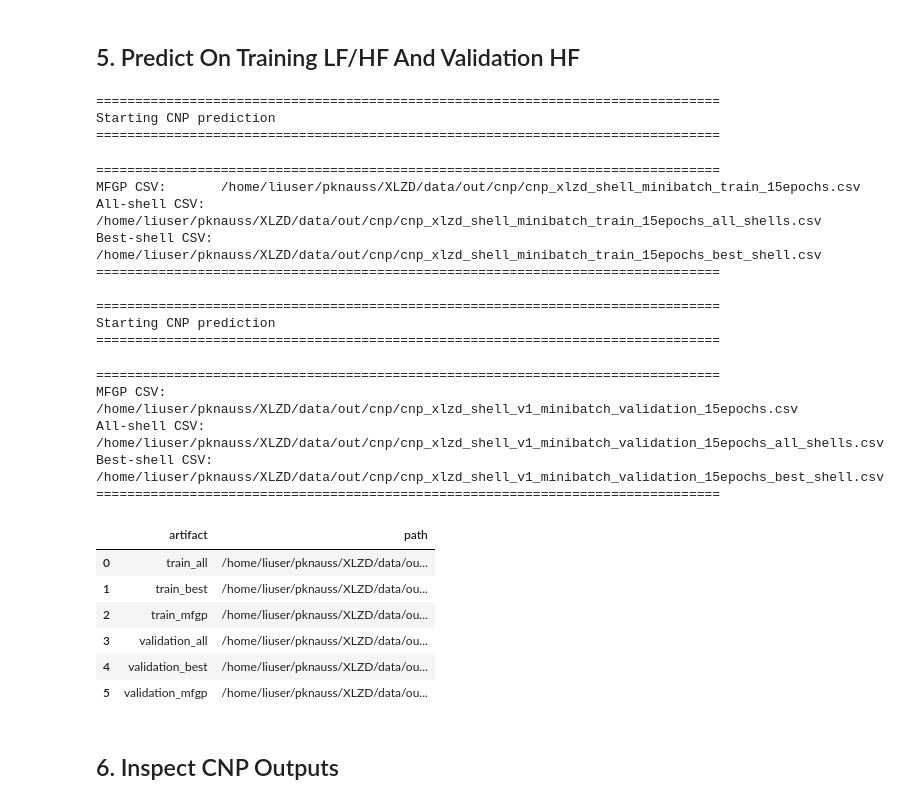
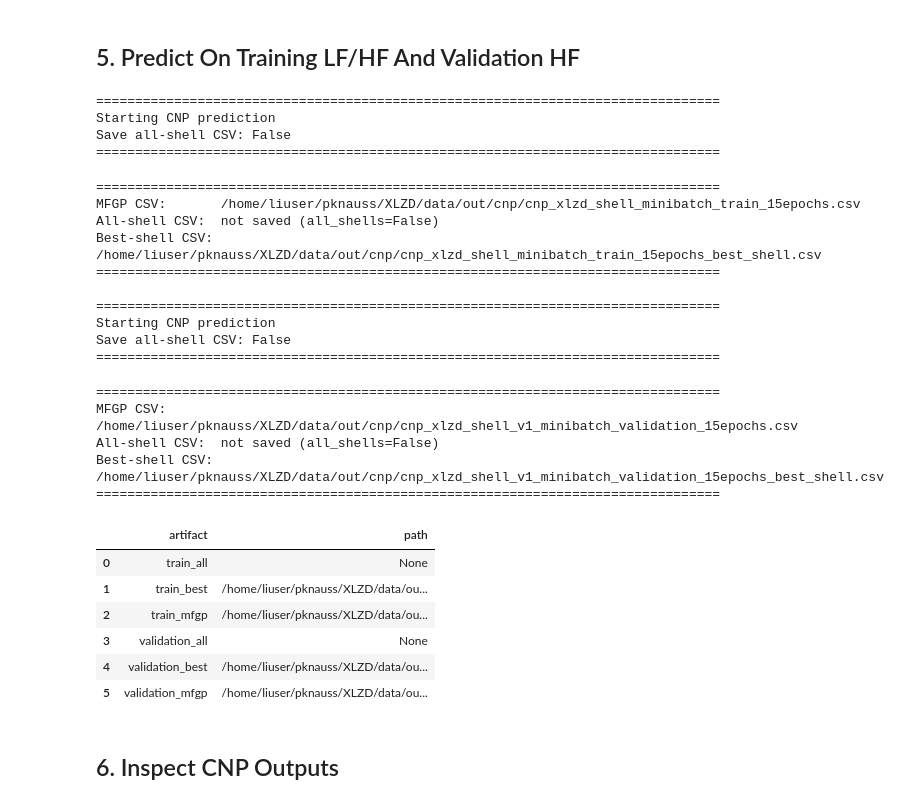
Before and after one commit to apatnaik0/XLZD, a Jupyter notebook: cnp_mfgp/CNP_full_workflow.ipynb, the cells around one changed output. Drawn from its saved outputs; the diff is of its cells as text; code cells hidden in the pictures.

Commit message:
Made saving all_shells dataframe while predicting optional. If False speeds up prediction by ~30x and saves ~60GB of file data

```diff
--- a/cnp_mfgp/CNP_full_workflow.ipynb
+++ b/cnp_mfgp/CNP_full_workflow.ipynb
@@ -271,7 +271,8 @@ train_prediction = predict_cnp(
     model_path=train_result.model_path,
     mc_samples=MC_SAMPLES,
     chunk_size=CHUNK_SIZE,
-    output_suffix="train"
+    output_suffix="train",
+    all_shells=False,
 )
 
 validation_prediction = predict_cnp(
@@ -279,7 +280,8 @@ validation_prediction = predict_cnp(
     model_path=train_result.model_path,
     mc_samples=MC_SAMPLES,
     chunk_size=CHUNK_SIZE,
-    output_suffix="validation"
+    output_suffix="validation",
+    all_shells=False,
 )
 
 pd.DataFrame({
@@ -290,39 +292,41 @@ pd.DataFrame({
         "validation_all",
         "validation_best",
         "validation_mfgp",
     ],
     "path": [
         str(train_prediction.all_path),
         str(train_prediction.best_path),
         str(train_prediction.mfgp_path),
         str(validation_prediction.all_path),
         str(validation_prediction.best_path),
         str(validation_prediction.mfgp_path),
     ],
 })
 # %% [output]
 ================================================================================
 Starting CNP prediction
+Save all-shell CSV: False
 ================================================================================
 ================================================================================
 MFGP CSV:       /home/liuser/pknauss/XLZD/data/out/cnp/cnp_xlzd_shell_minibatch_train_15epochs.csv
-All-shell CSV:  /home/liuser/pknauss/XLZD/data/out/cnp/cnp_xlzd_shell_minibatch_train_15epochs_all_shells.csv
+All-shell CSV:  not saved (all_shells=False)
 Best-shell CSV: /home/liuser/pknauss/XLZD/data/out/cnp/cnp_xlzd_shell_minibatch_train_15epochs_best_shell.csv
 ================================================================================
 
 ================================================================================
 Starting CNP prediction
+Save all-shell CSV: False
 ================================================================================
 ================================================================================
 MFGP CSV:       /home/liuser/pknauss/XLZD/data/out/cnp/cnp_xlzd_shell_v1_minibatch_validation_15epochs.csv
-All-shell CSV:  /home/liuser/pknauss/XLZD/data/out/cnp/cnp_xlzd_shell_v1_minibatch_validation_15epochs_all_shells.csv
+All-shell CSV:  not saved (all_shells=False)
 Best-shell CSV: /home/liuser/pknauss/XLZD/data/out/cnp/cnp_xlzd_shell_v1_minibatch_validation_15epochs_best_shell.csv
 ================================================================================
 |  | artifact | path |
-| 0 | train_all | /home/liuser/pknauss/XLZD/data/ou... |
+| 0 | train_all | None |
 | 1 | train_best | /home/liuser/pknauss/XLZD/data/ou... |
 | 2 | train_mfgp | /home/liuser/pknauss/XLZD/data/ou... |
-| 3 | validation_all | /home/liuser/pknauss/XLZD/data/ou... |
+| 3 | validation_all | None |
 | 4 | validation_best | /home/liuser/pknauss/XLZD/data/ou... |
 | 5 | validation_mfgp | /home/liuser/pknauss/XLZD/data/ou... |
 # %% [markdown]
```
Also changed, not shown: parts of 1 cell of this notebook, 1 other file.
